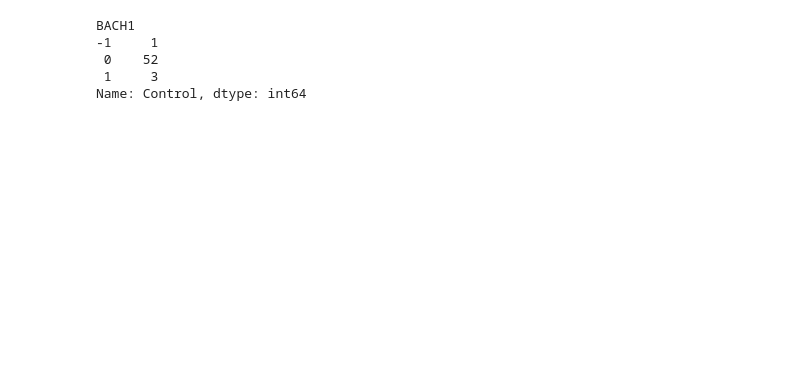
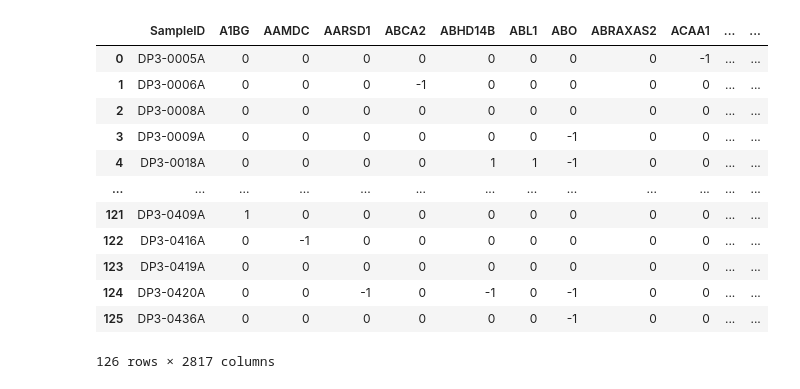
Before and after one commit to spiekos/PiekosLab, a Jupyter notebook: kaylaxu/dp3_project/02_exploratory_analysis/MAD_outlierAnalysis/PROT_MAD.ipynb, the cells around one changed output. Drawn from its saved outputs; the diff is of its cells as text; code cells hidden in the pictures; blank space fills up the shorter version.

Commit message:
modify code to add decreased MAD analysis mode

```diff
--- a/kaylaxu/dp3_project/02_exploratory_analysis/MAD_outlierAnalysis/PROT_MAD.ipynb
+++ b/kaylaxu/dp3_project/02_exploratory_analysis/MAD_outlierAnalysis/PROT_MAD.ipynb
@@ -681,8 +710,0 @@ cross = pd.crosstab(data[column], # generate contingency matrix
-# %%
-cross.loc["Control",:]
-# %% [output]
-BACH1
--1     1
- 0    52
- 1     3
-Name: Control, dtype: int64
@@ -688,0 +718,9 @@ Name: Control, dtype: int64
+# %%
+results = []
+t = "1"
+
+if t not in TIMEPOINTS: # check if gestational bin is valid, only allowing for timepint specific analysis, not all together
+    logging.warning(f"{t} is not a valid gestational bin.")
+
+# get the outlier file for the timepoint
+outliers_t = pd.read_csv(f"{dir_output}/outlier_flags_matrix_plasma_{t}_PROT.csv")
@@ -688,0 +733,19 @@ Name: Control, dtype: int64
+# %%
+status = "decreased"
+outliers_t = outliers_t.loc[[x in bySample.keys() for x in outliers_t["SampleID"]], :]
+outliers_t["Group"] = [bySample[x]["Group"] for x in outliers_t["SampleID"]]
+outliers_t
+# %% [output]
+|  | SampleID | A1BG | AAMDC | AARSD1 | ABCA2 | ABHD14B | ABL1 | ABO | ABRAXAS2 | ACAA1 | ... | ... |
+| 0 | DP3-0005A | 0 | 0 | 0 | 0 | 0 | 0 | 0 | 0 | -1 | ... | ... |
+| 1 | DP3-0006A | 0 | 0 | 0 | -1 | 0 | 0 | 0 | 0 | 0 | ... | ... |
+| 2 | DP3-0008A | 0 | 0 | 0 | 0 | 0 | 0 | 0 | 0 | 0 | ... | ... |
+| 3 | DP3-0009A | 0 | 0 | 0 | 0 | 0 | 0 | -1 | 0 | 0 | ... | ... |
+| 4 | DP3-0018A | 0 | 0 | 0 | 0 | 1 | 1 | -1 | 0 | 0 | ... | ... |
+| ... | ... | ... | ... | ... | ... | ... | ... | ... | ... | ... | ... | ... |
+| 121 | DP3-0409A | 1 | 0 | 0 | 0 | 0 | 0 | 0 | 0 | 0 | ... | ... |
+| 122 | DP3-0416A | 0 | -1 | 0 | 0 | 0 | 0 | 0 | 0 | 0 | ... | ... |
+| 123 | DP3-0419A | 0 | 0 | 0 | 0 | 0 | 0 | 0 | 0 | 0 | ... | ... |
+| 124 | DP3-0420A | 0 | 0 | -1 | 0 | -1 | 0 | -1 | 0 | 0 | ... | ... |
+| 125 | DP3-0436A | 0 | 0 | 0 | 0 | 0 | 0 | -1 | 0 | 0 | ... | ... |
+126 rows × 2817 columns
```
Also changed, not shown: parts of 18 cells of this notebook, 1 other file.
